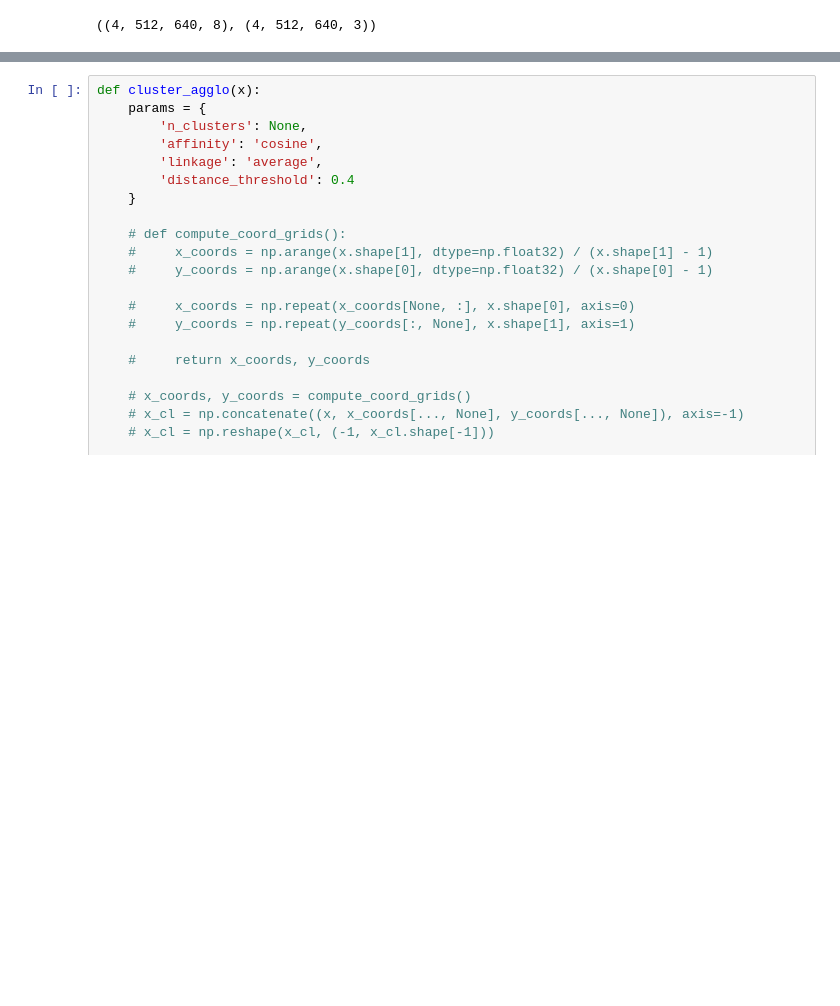
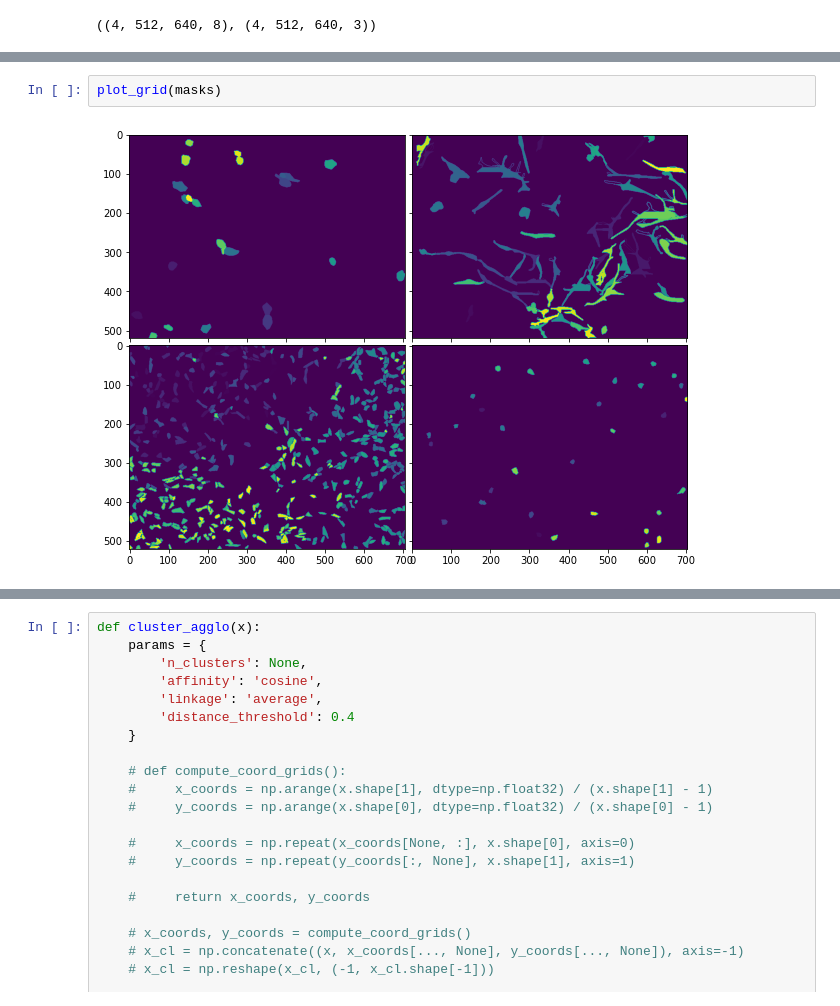
Before and after one commit to constantine7cd/sartorius-competition, a Jupyter notebook: notebooks/Results.ipynb, the cells around one changed output, grey strips where cells are left out. Cells and saved outputs as stored; diff of their text form; blank space fills up the shorter version.

```diff
--- a/notebooks/Results.ipynb
+++ b/notebooks/Results.ipynb
@@ -136,0 +133,4 @@ array([[0.        , 0.        , 0.        , ..., 0.        , 0.        ,
+# %%
+plot_grid(masks)
+# %% [output]
+[figure, added]
```
Also changed, not shown: parts of 24 cells of this notebook, 3 other files.
